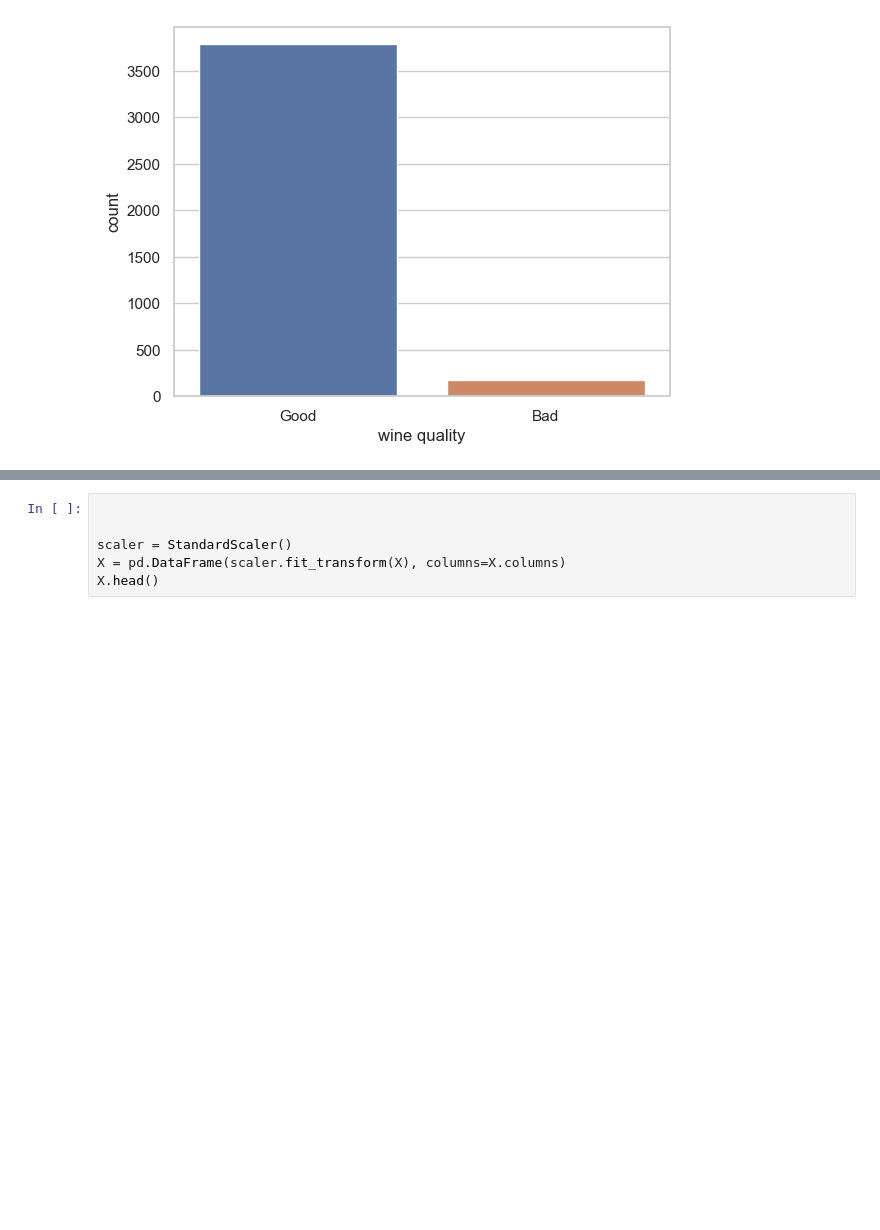
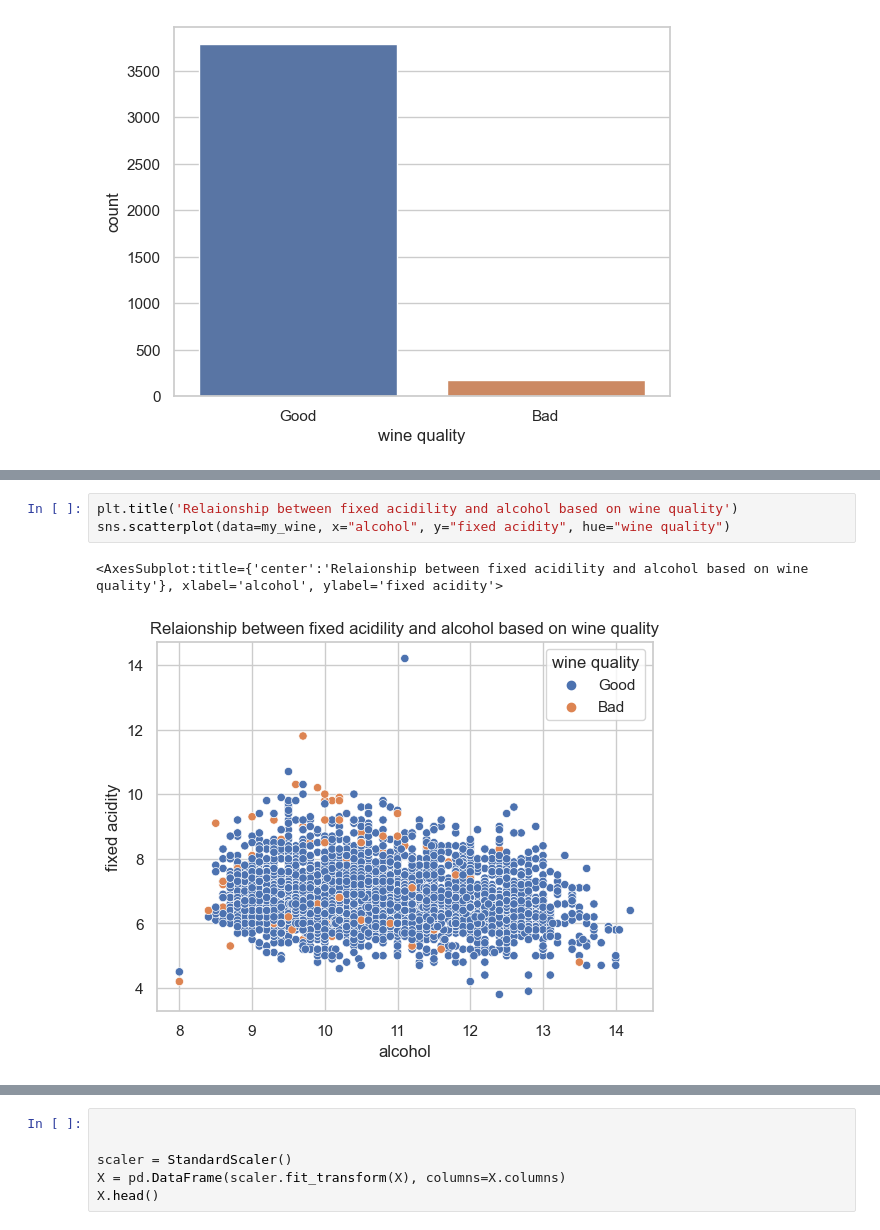
Before and after one commit to The-DigitalAcademy/Machine_learning, a Jupyter notebook: whitewine.ipynb, the cells around one changed output, grey strips where cells are left out. Cells and saved outputs as stored; diff of their text form; blank space fills up the shorter version.

```diff
--- a/whitewine.ipynb
+++ b/whitewine.ipynb
@@ -194,3 +192,9 @@ plt.show()
+# %%
+plt.title('Relaionship between fixed acidility and alcohol based on wine quality')
+sns.scatterplot(data=my_wine, x="alcohol", y="fixed acidity", hue="wine quality")
+# %% [output]
+<AxesSubplot:title={'center':'Relaionship between fixed acidility and alcohol based on wine quality'}, xlabel='alcohol', ylabel='fixed acidity'>
+[figure, added]
 # %%
 req_cols = my_wine.columns[:-2].values
 f,ax1 = plt.subplots(4,3,figsize=(14,9))
```
Also changed, not shown: parts of 44 cells of this notebook.
